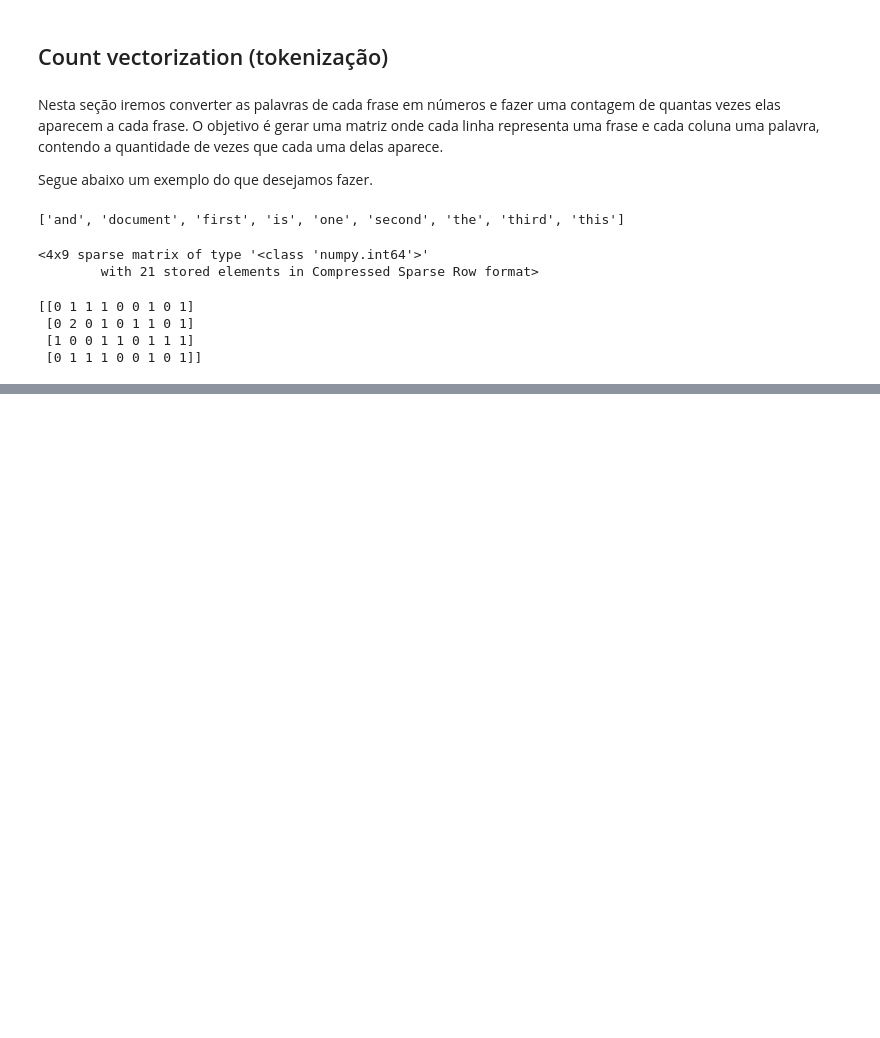
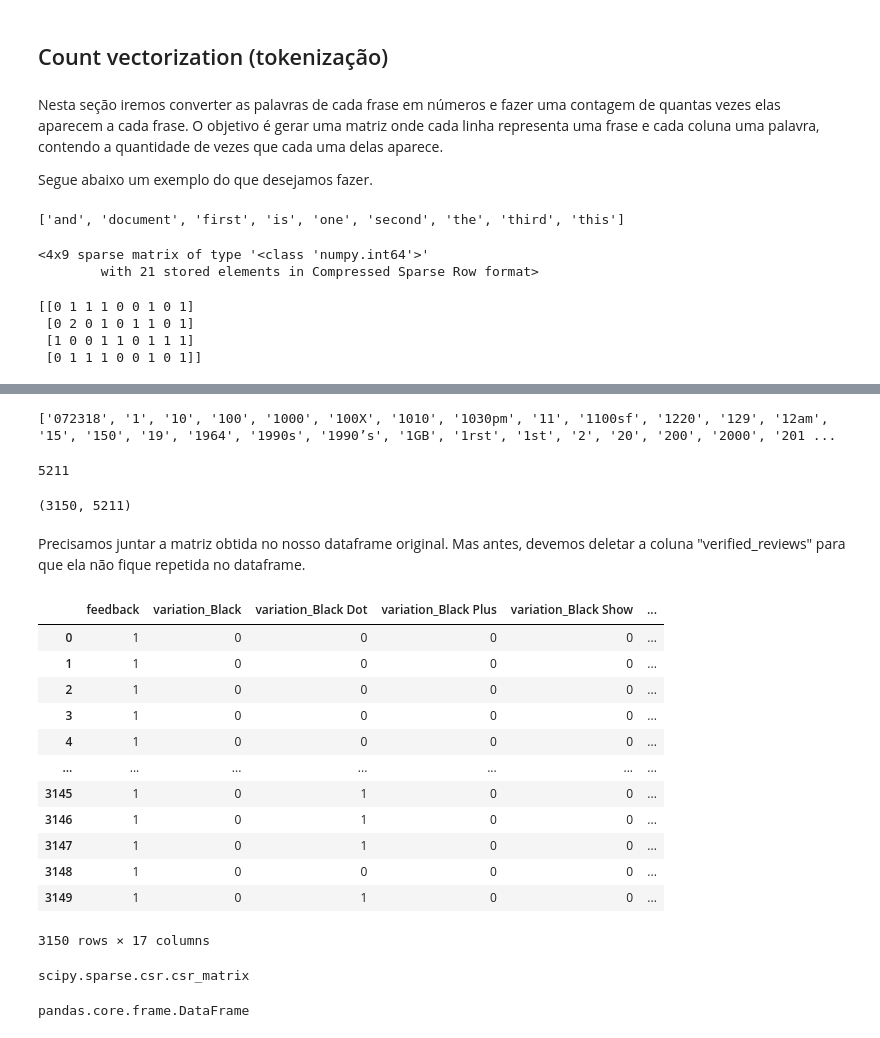
Before and after one commit to Mario-RJunior/relacoes-publicas-clientes-NLP, a Jupyter notebook: relacoes_publicas_NLP.ipynb, the cells around one changed output, grey strips where cells are left out. Drawn from its saved outputs; the diff is of its cells as text; code cells hidden in the pictures; blank space fills up the shorter version.

Commit message:
Aplicando tokenização no dataframe e gerando dataframe final

```diff
--- a/relacoes_publicas_NLP.ipynb
+++ b/relacoes_publicas_NLP.ipynb
@@ -508,0 +555,50 @@ print(X.toarray())
+# %%
+# Vendo as palavras únicas
+print(vectorizer.get_feature_names())
+# %% [output]
+['072318', '1', '10', '100', '1000', '100X', '1010', '1030pm', '11', '1100sf', '1220', '129', '12am', '15', '150', '19', '1964', '1990s', '1990’s', '1GB', '1rst', '1st', '2', '20', '200', '2000', '201 ...
+# %%
+# Contagem de palavras únicas
+len(vectorizer.get_feature_names())
+# %% [output]
+5211
+# %%
+# Visualizando shape
+reviews_countvectorizer.shape
+# %% [output]
+(3150, 5211)
+# %% [markdown]
+Precisamos juntar a matriz obtida no nosso dataframe original. Mas antes, devemos deletar a coluna "verified_reviews" para que ela não fique repetida no dataframe.
+# %%
+# Apagando a coluna "verified_reviews"
+reviews_df.drop(['verified_reviews'], axis=1, inplace=True)
+
+# Checando a deleção da coluna
+reviews_df
+# %% [output]
+|  | feedback | variation_Black | variation_Black Dot | variation_Black Plus | variation_Black Show | ... |
+| 0 | 1 | 0 | 0 | 0 | 0 | ... |
+| 1 | 1 | 0 | 0 | 0 | 0 | ... |
+| 2 | 1 | 0 | 0 | 0 | 0 | ... |
+| 3 | 1 | 0 | 0 | 0 | 0 | ... |
+| 4 | 1 | 0 | 0 | 0 | 0 | ... |
+| ... | ... | ... | ... | ... | ... | ... |
+| 3145 | 1 | 0 | 1 | 0 | 0 | ... |
+| 3146 | 1 | 0 | 1 | 0 | 0 | ... |
+| 3147 | 1 | 0 | 1 | 0 | 0 | ... |
+| 3148 | 1 | 0 | 0 | 0 | 0 | ... |
+| 3149 | 1 | 0 | 1 | 0 | 0 | ... |
+3150 rows × 17 columns
+# %%
+# Verificando o tipo da matriz
+type(reviews_countvectorizer)
+# %% [output]
+scipy.sparse.csr.csr_matrix
+# %%
+# Convertendo para um dataframe do pandas
+reviews = pd.DataFrame(reviews_countvectorizer.toarray())
+
+# Verificando o formato
+type(reviews)
+# %% [output]
+pandas.core.frame.DataFrame
```
Also changed, not shown: parts of 13 cells of this notebook.
